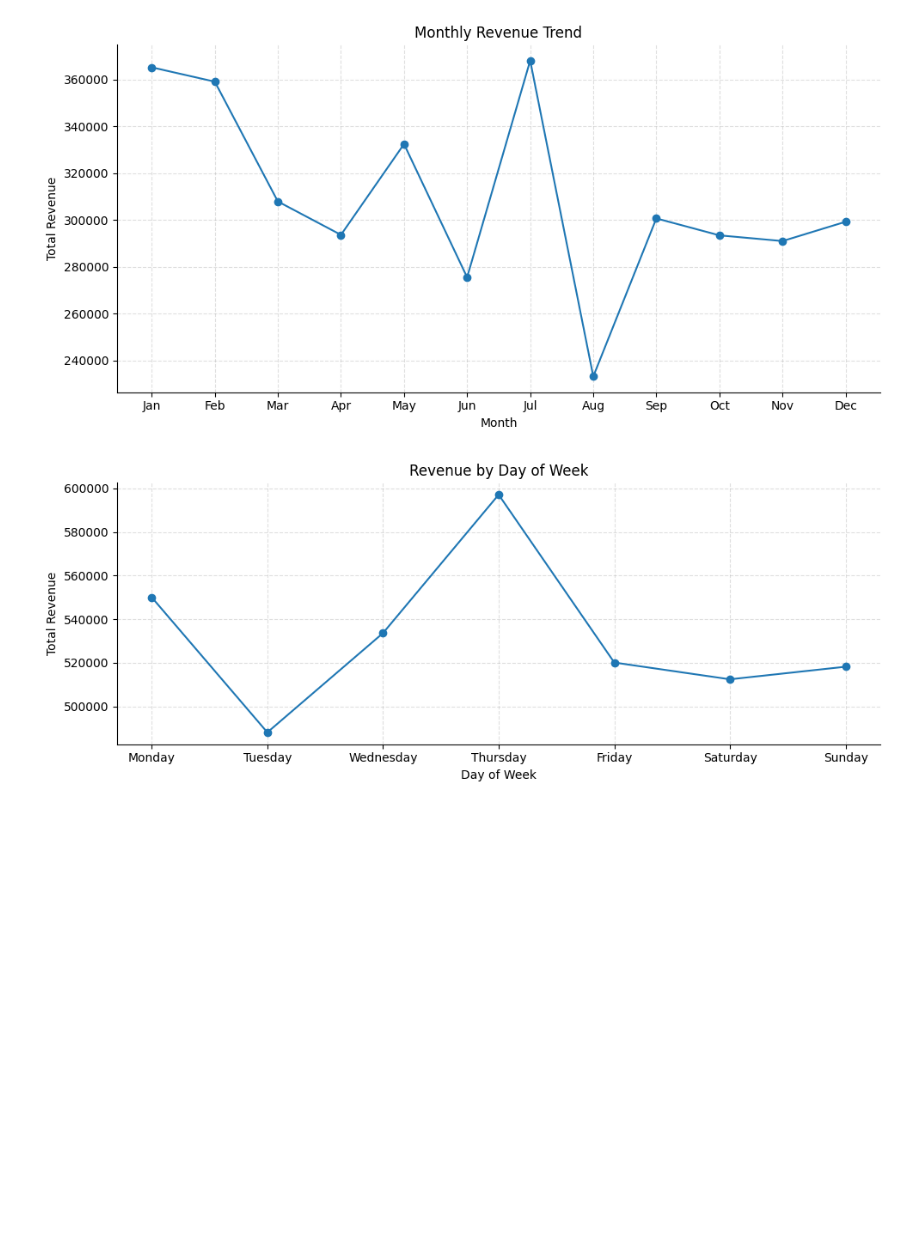
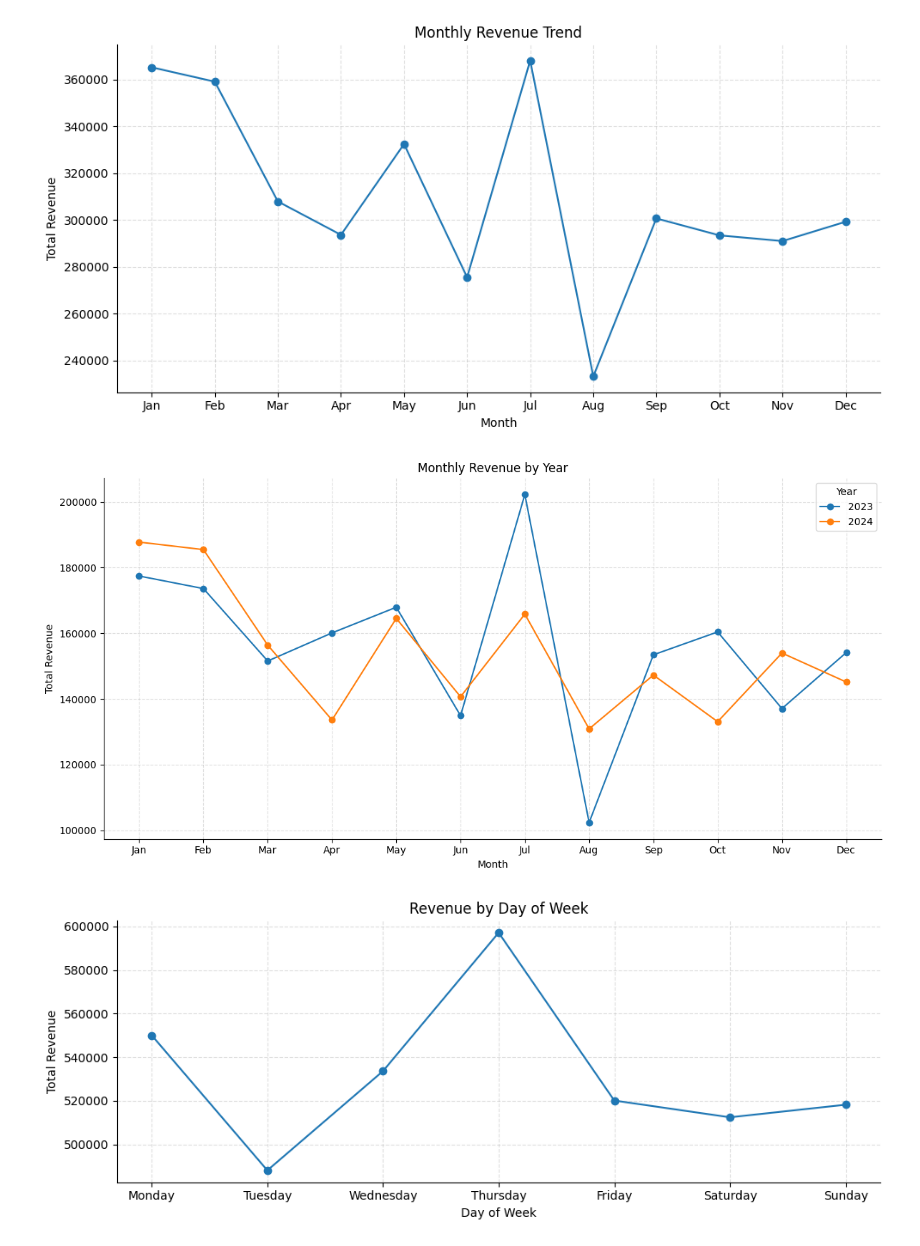
Before and after one commit to Orinamhe/Globex-Retail-end-to-end-data-engineering-analysis-project, a Jupyter notebook: etl_globex_file.ipynb, the cells around one changed output. Cells and saved outputs as stored; diff of their text form; code cells hidden in the pictures; blank space fills up the shorter version.

```diff
--- a/etl_globex_file.ipynb
+++ b/etl_globex_file.ipynb
@@ -498,6 +549,34 @@ plt.tight_layout()
 plt.show()
 # %% [output]
 [figure]
+# %%
+# Group by Year and Month, pivot: rows=Month, cols=Year
+pivot = (
+    df_analysis
+    .groupby([pd.to_datetime(df_analysis['Order_Date']).dt.year, 'Month'])['Revenue']
+    .sum()
+    .unstack(0)  # columns: 2023, 2024)
+    .sort_index()  # sort by Month
+)
+
+# Reindex to ensure months 1..12 show even if missing
+pivot = pivot.reindex(range(1, 12+1))
+
+plt.figure(figsize=(12, 6))
+for yr in pivot.columns:
+    plt.plot(pivot.index, pivot[yr], marker='o', label=str(yr))
+
+plt.xticks(range(1, 13), [calendar.month_abbr[m] for m in range(1, 13)])
+plt.title('Monthly Revenue by Year')
+plt.xlabel('Month')
+plt.ylabel('Total Revenue')
+plt.grid(True, linestyle='--', alpha=0.4)
+ax = plt.gca(); ax.spines['top'].set_visible(False); ax.spines['right'].set_visible(False)
+plt.legend(title='Year')
+plt.tight_layout()
+plt.show()
+# %% [output]
+[figure, added]
 # %%
 # Day of the week revenue trend
 
```
Also changed, not shown: parts of 26 cells of this notebook, 2 other files.
